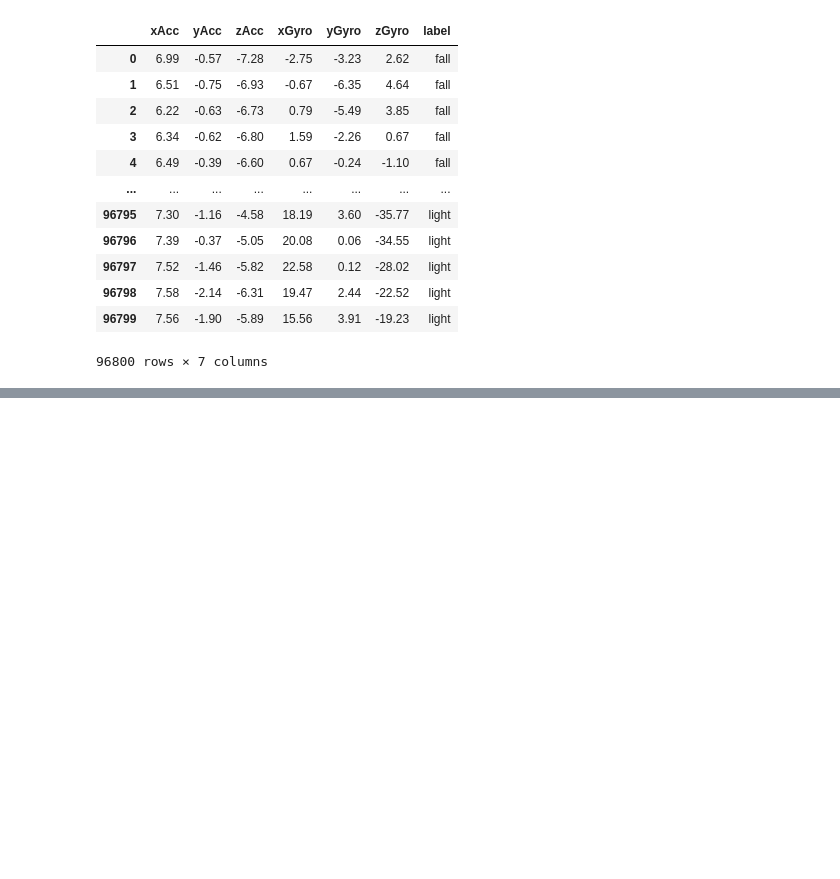
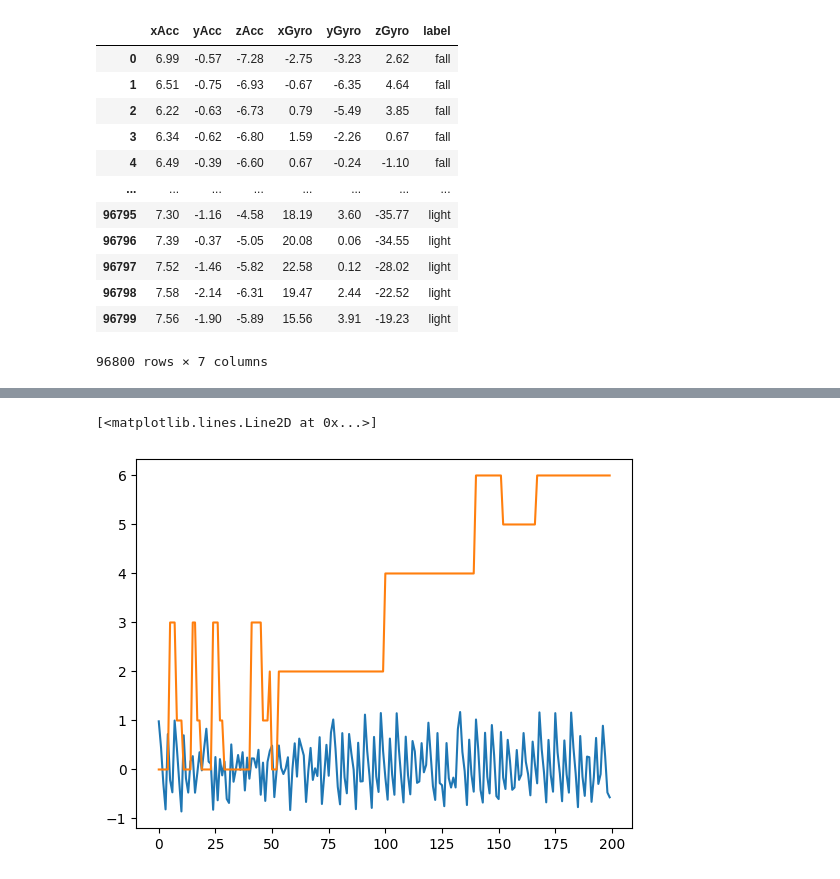
Before and after one commit to KristianS93/ML_LSTM, a Jupyter notebook: project/Falls-vs-normal.ipynb, the cells around one changed output, grey strips where cells are left out. Drawn from its saved outputs; the diff is of its cells as text; code cells hidden in the pictures; blank space fills up the shorter version.

Commit message:
trains

```diff
--- a/project/Falls-vs-normal.ipynb
+++ b/project/Falls-vs-normal.ipynb
@@ -87,0 +120,14 @@ model1.fit(X_train, y_train, validation_data=(X_val, y_val), epochs=5, callbacks
+# %%
+# Flatten the predictions array
+train_predictions_flat = train_predictions.flatten()
+
+# Ensure both arrays have the same length
+min_length = min(len(train_predictions_flat), len(y_train_reshaped))
+train_predictions_flat = train_predictions_flat[:min_length]
+y_train_reshaped = y_train_reshaped[:min_length]
+
+# Create DataFrame to compare predictions with actual labels
+train_results = pd.DataFrame({'Train Predictions': train_predictions_flat, 'Actual': y_train_reshaped})
+
+# Print the DataFrame
+print(train_results)
@@ -87,0 +149,7 @@ model1.fit(X_train, y_train, validation_data=(X_val, y_val), epochs=5, callbacks
+# %%
+import matplotlib.pyplot as plt
+plt.plot(train_results['Train Predictions'][:200])
+plt.plot(train_results['Actual'][:200])
+# %% [output]
+[<matplotlib.lines.Line2D at 0x...>]
+[figure, added]
```
Also changed, not shown: parts of 9 cells of this notebook, 3 other files.
